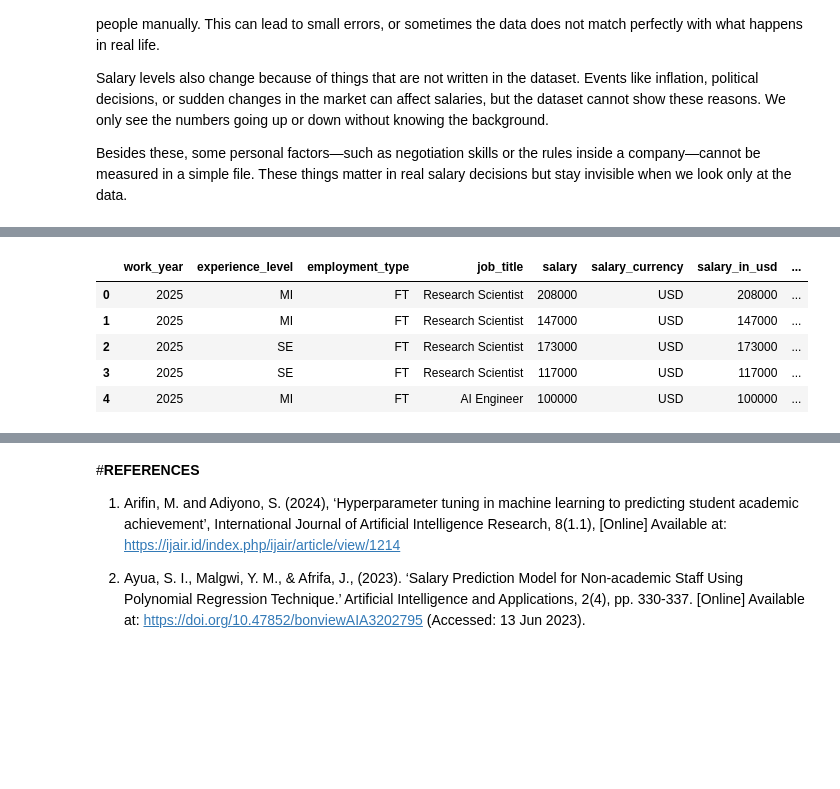
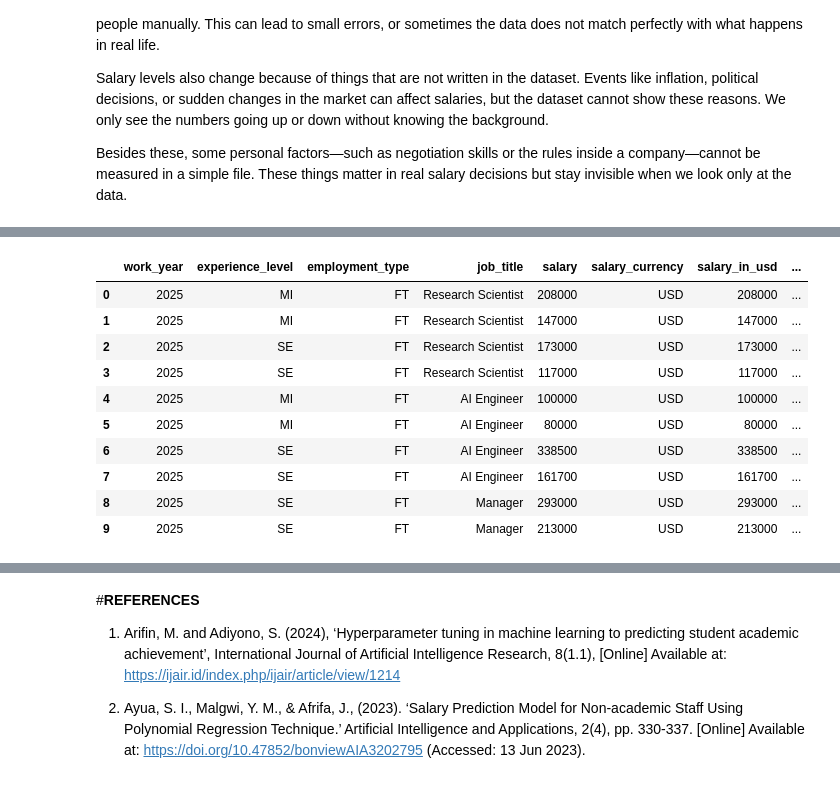
Before and after one commit to behrad-mohammadi/salary-prediction-data-jobs, a Jupyter notebook: Notebook/salary_analysis_main.ipynb, the cells around one changed output, grey strips where cells are left out. Cells and saved outputs as stored; diff of their text form; code cells hidden in the pictures; blank space fills up the shorter version.

```diff
--- a/Notebook/salary_analysis_main.ipynb
+++ b/Notebook/salary_analysis_main.ipynb
@@ -240,15 +242,20 @@ Mounted at /content/drive
 # %%
-#Import main dataset
+#Import main dataset and get 10 first rows data
 import pandas as pd
 
 main_path = '/content/drive/MyDrive/IBS_Salary_Project/main_salary_dataset.csv'
 df = pd.read_csv(main_path)
 
-df.head()
+df.head(10)
 # %% [output]
 |  | work_year | experience_level | employment_type | job_title | salary | salary_currency | salary_in_usd | ... |
 | 0 | 2025 | MI | FT | Research Scientist | 208000 | USD | 208000 | ... |
 | 1 | 2025 | MI | FT | Research Scientist | 147000 | USD | 147000 | ... |
 | 2 | 2025 | SE | FT | Research Scientist | 173000 | USD | 173000 | ... |
 | 3 | 2025 | SE | FT | Research Scientist | 117000 | USD | 117000 | ... |
 | 4 | 2025 | MI | FT | AI Engineer | 100000 | USD | 100000 | ... |
+| 5 | 2025 | MI | FT | AI Engineer | 80000 | USD | 80000 | ... |
+| 6 | 2025 | SE | FT | AI Engineer | 338500 | USD | 338500 | ... |
+| 7 | 2025 | SE | FT | AI Engineer | 161700 | USD | 161700 | ... |
+| 8 | 2025 | SE | FT | Manager | 293000 | USD | 293000 | ... |
+| 9 | 2025 | SE | FT | Manager | 213000 | USD | 213000 | ... |
```
Also changed, not shown: parts of 24 cells of this notebook.
